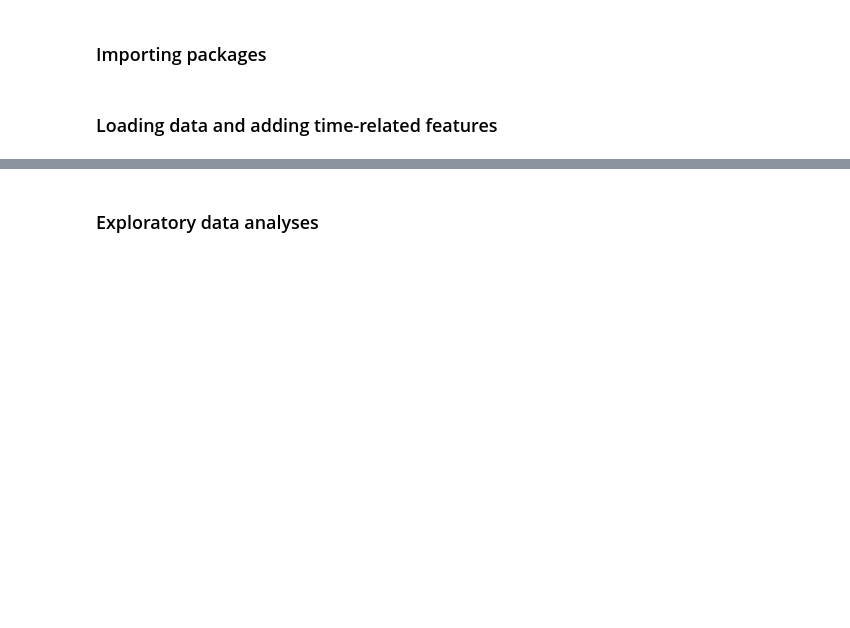
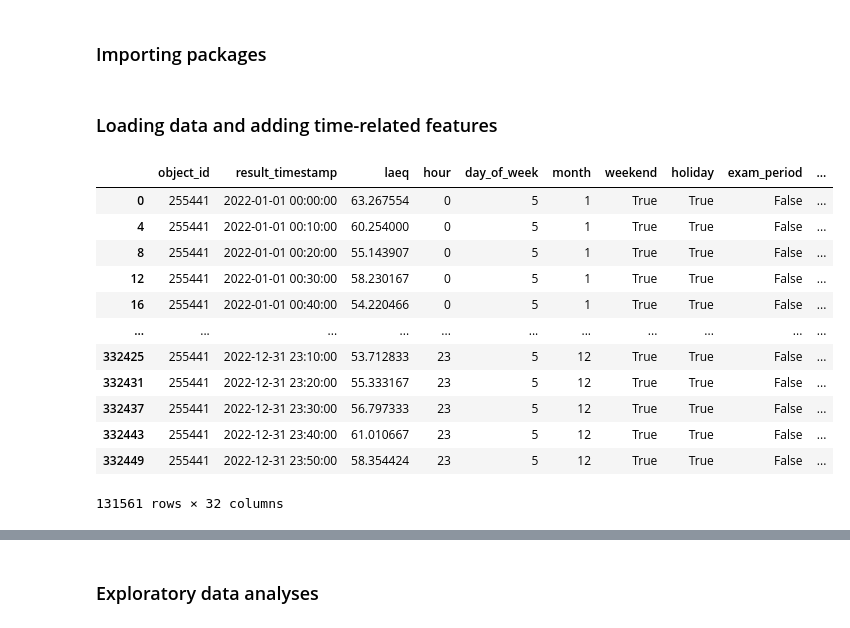
Before and after one commit to IvanaOsredek/ModernDataAnalyticsProject, a Jupyter notebook: MDA_main_notebook.ipynb, the cells around one changed output, grey strips where cells are left out. Cells and saved outputs as stored; diff of their text form; code cells hidden in the pictures; blank space fills up the shorter version.

```diff
--- a/MDA_main_notebook.ipynb
+++ b/MDA_main_notebook.ipynb
@@ -30,3 +31,19 @@ df = pd.read_csv("C:\\Users\Arthur\hello\\final_df.csv", delimiter=";")
 df['result_timestamp'] = pd.to_datetime(df['result_timestamp'], format='%Y-%m-%d %H:%M:%S')
 #select only three locations close to Oude Markt
 df = df[df['object_id']<255442]
+# %%
+df
+# %% [output]
+|  | object_id | result_timestamp | laeq | hour | day_of_week | month | weekend | holiday | exam_period | ... |
+| 0 | 255441 | 2022-01-01 00:00:00 | 63.267554 | 0 | 5 | 1 | True | True | False | ... |
+| 4 | 255441 | 2022-01-01 00:10:00 | 60.254000 | 0 | 5 | 1 | True | True | False | ... |
+| 8 | 255441 | 2022-01-01 00:20:00 | 55.143907 | 0 | 5 | 1 | True | True | False | ... |
+| 12 | 255441 | 2022-01-01 00:30:00 | 58.230167 | 0 | 5 | 1 | True | True | False | ... |
+| 16 | 255441 | 2022-01-01 00:40:00 | 54.220466 | 0 | 5 | 1 | True | True | False | ... |
+| ... | ... | ... | ... | ... | ... | ... | ... | ... | ... | ... |
+| 332425 | 255441 | 2022-12-31 23:10:00 | 53.712833 | 23 | 5 | 12 | True | True | False | ... |
+| 332431 | 255441 | 2022-12-31 23:20:00 | 55.333167 | 23 | 5 | 12 | True | True | False | ... |
+| 332437 | 255441 | 2022-12-31 23:30:00 | 56.797333 | 23 | 5 | 12 | True | True | False | ... |
+| 332443 | 255441 | 2022-12-31 23:40:00 | 61.010667 | 23 | 5 | 12 | True | True | False | ... |
+| 332449 | 255441 | 2022-12-31 23:50:00 | 58.354424 | 23 | 5 | 12 | True | True | False | ... |
+131561 rows × 32 columns
```
Also changed, not shown: parts of 20 cells of this notebook.
